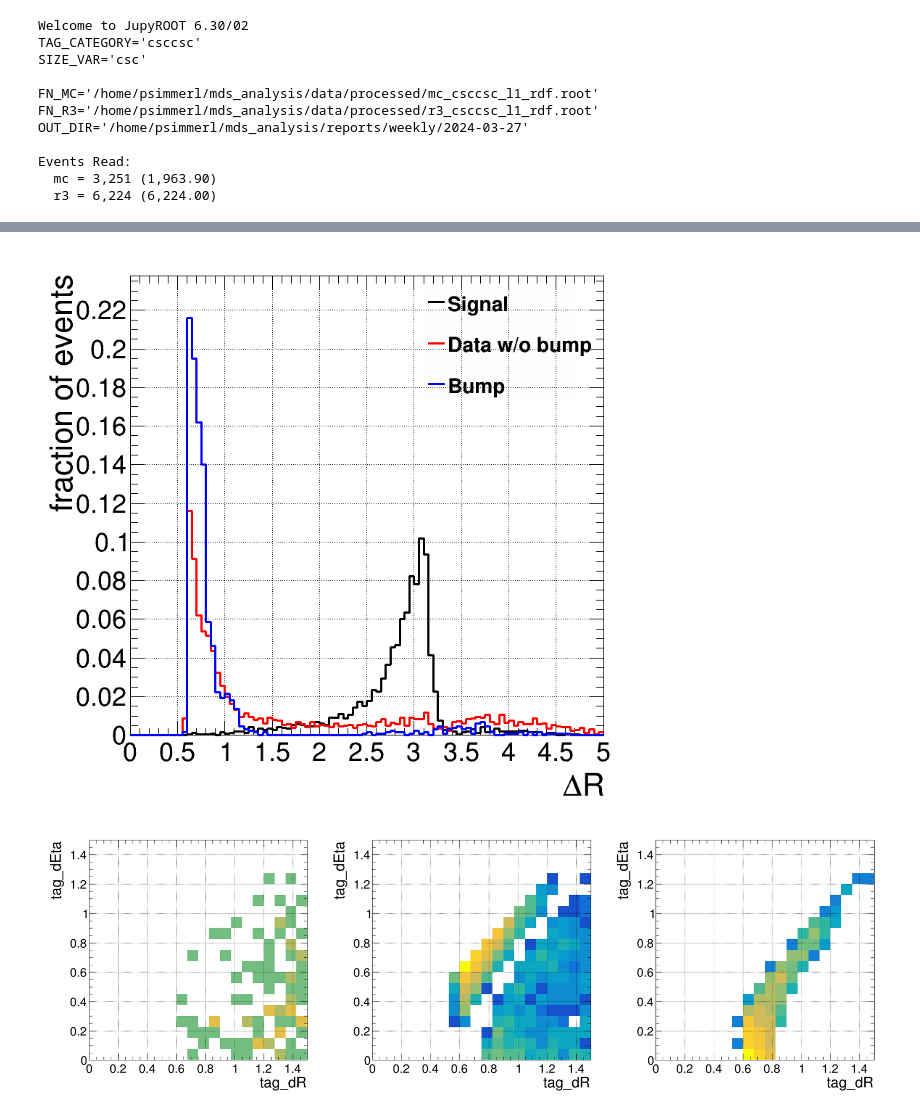
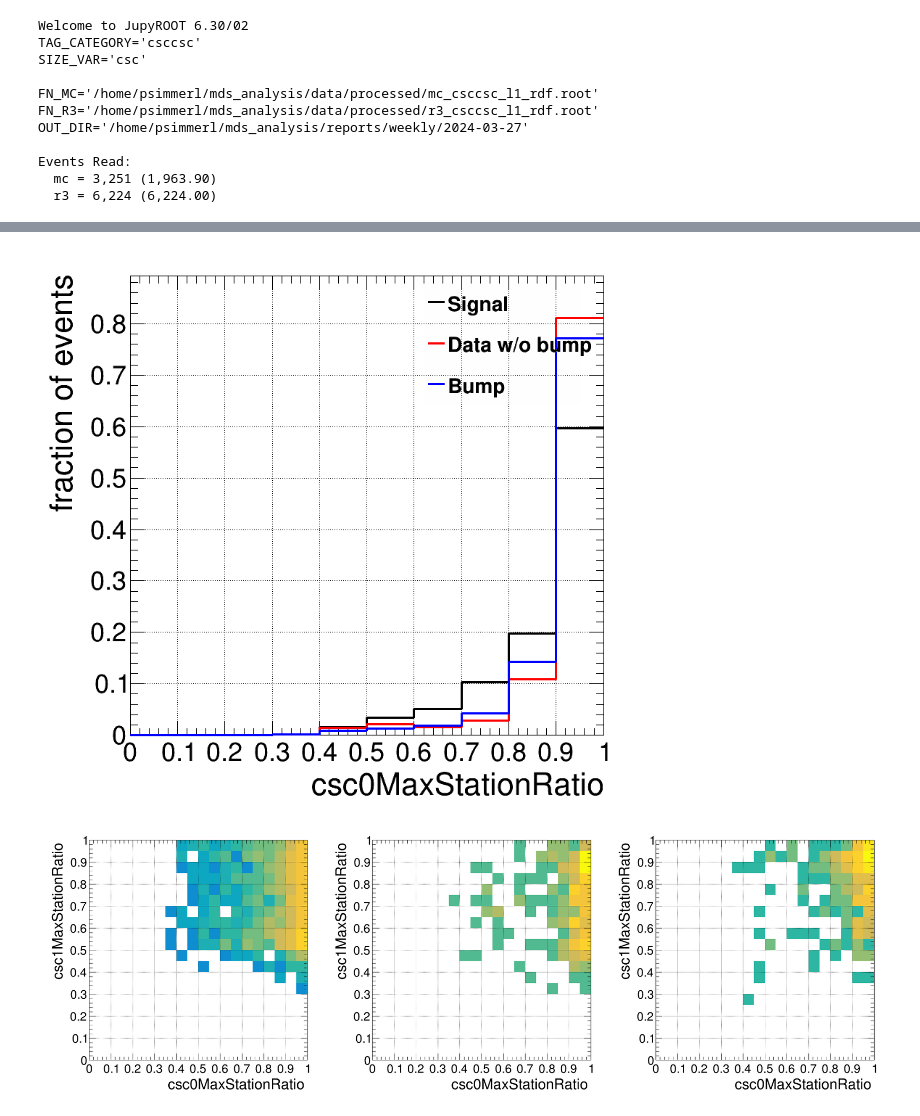
Before and after one commit to cms-lpc-llp/mds_analysis, a Jupyter notebook: notebooks/csccsc_dphi_bump.ipynb, the cells around one changed output, grey strips where cells are left out. Drawn from its saved outputs; the diff is of its cells as text; code cells hidden in the pictures.

```diff
--- a/notebooks/csccsc_dphi_bump.ipynb
+++ b/notebooks/csccsc_dphi_bump.ipynb
@@ -140,7 +140,8 @@ form =(txy_label,100,0,np.pi)
 dphi_cut = '1.0 < tag_dPhi'
 # Signal 1430.4849209496751 events
 # Data 1578.0 events
-bump_cut = '(0.55 < tag_dPhi) && (tag_dPhi < 0.8)'
+# bump_cut = '(0.55 < tag_dPhi) && (tag_dPhi < 0.8)'
+bump_cut = 'tag_dR < 1'
 
 better_bcut = '(csc1MaxStationRatio < 0.9)'
 # Signal 738.8019671965594 events
@@ -155,7 +156,7 @@ better_bcut = '!((csc1NStation10  == 1) && (csc1AvgStation10 > 2.5))'
 better_bcut = '!((csc1AvgStation10  == 4) && (csc1MaxStationRatio > 0.7))'
 
 better_bcut = 'tag_dEta > 0.5'
-better_bcut = 'tag_dR > 0.9'
+better_bcut = 'tag_dR > 1.5'#0.9'
 
 # **** #
 
@@ -474,37 +475,37 @@ xv = 'csc0MaxStationRatio'
 txy_label = f';csc0MaxStationRatio;fraction of events'
 form =(txy_label,10,0,1)
 
-xv = 'csc1MaxStationRatio'
-txy_label = f';csc1MaxStationRatio;fraction of events'
-form =(txy_label,20,0,1)
+# xv = 'csc1MaxStationRatio'
+# txy_label = f';csc1MaxStationRatio;fraction of events'
+# form =(txy_label,20,0,1)
 
-xv = 'csc1NStation10'
-txy_label = f';csc1NStation10;fraction of events'
-form =(txy_label,20,0,10)
+# xv = 'csc1NStation10'
+# txy_label = f';csc1NStation10;fraction of events'
+# form =(txy_label,20,0,10)
 
-xv = 'csc1R'
-txy_label = f';2nd csc R;fraction of events'
-form =(txy_label,20,100,600)
+# xv = 'csc1R'
+# txy_label = f';2nd csc R;fraction of events'
+# form =(txy_label,20,100,600)
 
-# xv = 'csc1TimeSpreadWeightedAll'
-# txy_label = f';csc1TimeSpreadWeightedAll;fraction of events'
-# form =(txy_label,50,0,20)
+# # xv = 'csc1TimeSpreadWeightedAll'
+# # txy_label = f';csc1TimeSpreadWeightedAll;fraction of events'
+# # form =(txy_label,50,0,20)
 
-# xv = 'csc0JetVetoLooseId'
-# txy_label = f';csc0JetVetoLooseID;fraction of events'
-# form =(txy_label,50,0,20)
+# # xv = 'csc0JetVetoLooseId'
+# # txy_label = f';csc0JetVetoLooseID;fraction of events'
+# # form =(txy_label,50,0,20)
 
-xv = 'csc0MaxChamberRatio'
-txy_label = f';csc0MaxChamberRatio;fraction of events'
-form =(txy_label,100,0,1)
+# xv = 'csc0MaxChamberRatio'
+# txy_label = f';csc0MaxChamberRatio;fraction of events'
+# form =(txy_label,100,0,1)
 
-# xv = 'tag_dEta'
-# txy_label = f';#Delta#eta;fraction of events'
+# # xv = 'tag_dEta'
+# # txy_label = f';#Delta#eta;fraction of events'
+# # form =(txy_label,100,0,5)
+
+# xv = 'tag_dR'
+# txy_label = f';#DeltaR;fraction of events'
 # form =(txy_label,100,0,5)
-
-xv = 'tag_dR'
-txy_label = f';#DeltaR;fraction of events'
-form =(txy_label,100,0,5)
 
 
 
@@ -541,7 +542,7 @@ for ih, hh in enumerate(hhs):
 legend.Draw()
 canvas.Draw()
 # %% [output]
-[figure, old version]
+[figure, new version]
 # %%
 canvas = TCanvas('','',3*800,800)
 canvas.Divide(3,1)
@@ -592,11 +593,11 @@ logxyz = (False, False, True)
 # logxyz = (False, False, True)
 
 
-# nb = 20
-# xv, yv = 'csc0MaxStationRatio', 'csc1MaxStationRatio'
-# txy_label = f';csc0MaxStationRatio;csc1MaxStationRatio;fraction of events'
-# bins = (nb, 0, 1, nb, 0, 1)
-# logxyz = (False, False, True)
+nb = 20
+xv, yv = 'csc0MaxStationRatio', 'csc1MaxStationRatio'
+txy_label = f';csc0MaxStationRatio;csc1MaxStationRatio;fraction of events'
+bins = (nb, 0, 1, nb, 0, 1)
+logxyz = (False, False, True)
 
 # nb = 20
 # xv, yv = 'tag_dEta', 'csc1MaxStationRatio'
@@ -613,12 +614,12 @@ logxyz = (False, False, True)
 # logxyz = (False, False, True)
 
 
-nb = 20
-xv, yv = 'tag_dR', 'tag_dEta'
-txy_label = f';tag_dR;tag_dEta;fraction of events'
-bins = (nb, 0, 5, nb, 0, 1)
-bins = (nb, 0, 1.5, nb, 0, 1.5)
-logxyz = (False, False, True)
+# nb = 20
+# xv, yv = 'tag_dR', 'tag_dEta'
+# txy_label = f';tag_dR;tag_dEta;fraction of events'
+# bins = (nb, 0, 5, nb, 0, 1)
+# bins = (nb, 0, 1.5, nb, 0, 1.5)
+# logxyz = (False, False, True)
 
 # nb = 10
 # xv, yv = 'tag_dEta', 'tag_size'
@@ -659,31 +660,31 @@ logxyz = (False, False, True)
 h1 = rdfs['mc'].Histo2D(('Signal',txy_label,*bins),xv,yv).GetValue()
 h2 = rdfs['r3'].Filter(f'!({bump_cut})').Histo2D(('Data',txy_label,*bins),xv,yv).GetValue()
 h3 = rdfs['r3'].Filter(bump_cut).Histo2D(('Bump',txy_label,*bins),xv,yv).GetValue()
 
 hhs = [h1,h2,h3]
 hmax = max([h.GetMaximum() / h.Integral() for h in hhs])
 for ih, hh in enumerate(hhs):
     canvas.cd(ih + 1).SetGrid()
     if logxyz[0]:
         canvas.cd(ih + 1).SetLogx()
     if logxyz[1]:
         canvas.cd(ih + 1).SetLogy()
     if logxyz[2]:
         canvas.cd(ih + 1).SetLogz()
 
     hh.Scale(1/hh.Integral())
     hh.SetMinimum(0)
     hh.SetMaximum(hmax*1.1)
     hh.SetLineColor(SCL[ih])
     hh.SetLineWidth(3)
     # if ih:
     #     hh.Divide(h1)
     # hh.Draw('col text')
     hh.Draw('col')
 
 
 
 # legend.Draw()
 canvas.Draw()
 # %% [output]
-[figure, old version]
+[figure, new version]
```
Also changed, not shown: parts of 4 cells of this notebook.
